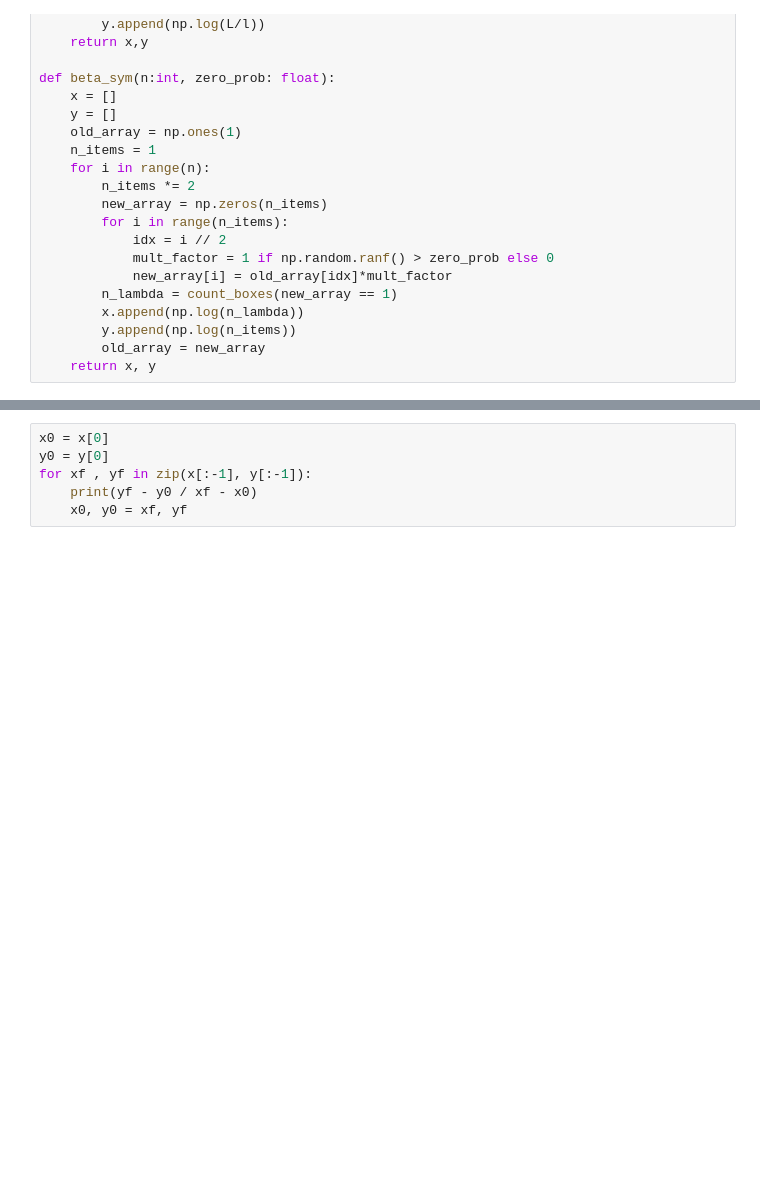
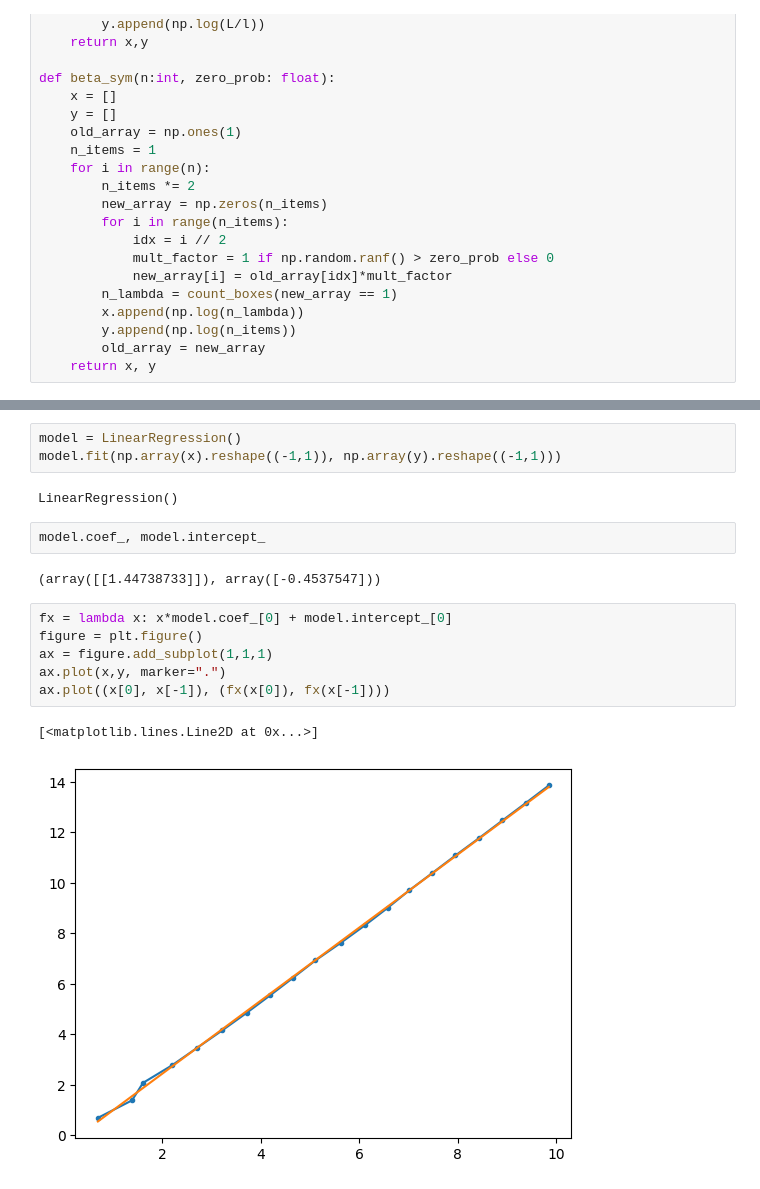
Before and after one commit to marcinmss/rain_analysis_toolbox, a Jupyter notebook: notebooks/test_multy_fractals/test01.ipynb, the cells around one changed output, grey strips where cells are left out. Saved outputs shown, nothing was run; the diff lists cells and outputs as text; blank space fills up the shorter version.

```diff
--- a/notebooks/test_multy_fractals/test01.ipynb
+++ b/notebooks/test_multy_fractals/test01.ipynb
@@ -53,6 +58,18 @@ ax.plot(x,y, marker=".")
-# %%
-x0 = x[0]
-y0 = y[0]
-for xf , yf in zip(x[:-1], y[:-1]):
-    print(yf - y0 / xf - x0)
-    x0, y0 = xf, yf
+# %%
+model = LinearRegression()
+model.fit(np.array(x).reshape((-1,1)), np.array(y).reshape((-1,1)))
+# %% [output]
+LinearRegression()
+# %%
+model.coef_, model.intercept_
+# %% [output]
+(array([[1.44738733]]), array([-0.4537547]))
+# %%
+fx = lambda x: x*model.coef_[0] + model.intercept_[0]
+figure = plt.figure()
+ax = figure.add_subplot(1,1,1)
+ax.plot(x,y, marker=".")
+ax.plot((x[0], x[-1]), (fx(x[0]), fx(x[-1])))
+# %% [output]
+[<matplotlib.lines.Line2D at 0x...>]
+[figure, added]
```
Also changed, not shown: parts of 4 cells of this notebook, 10 other files.
